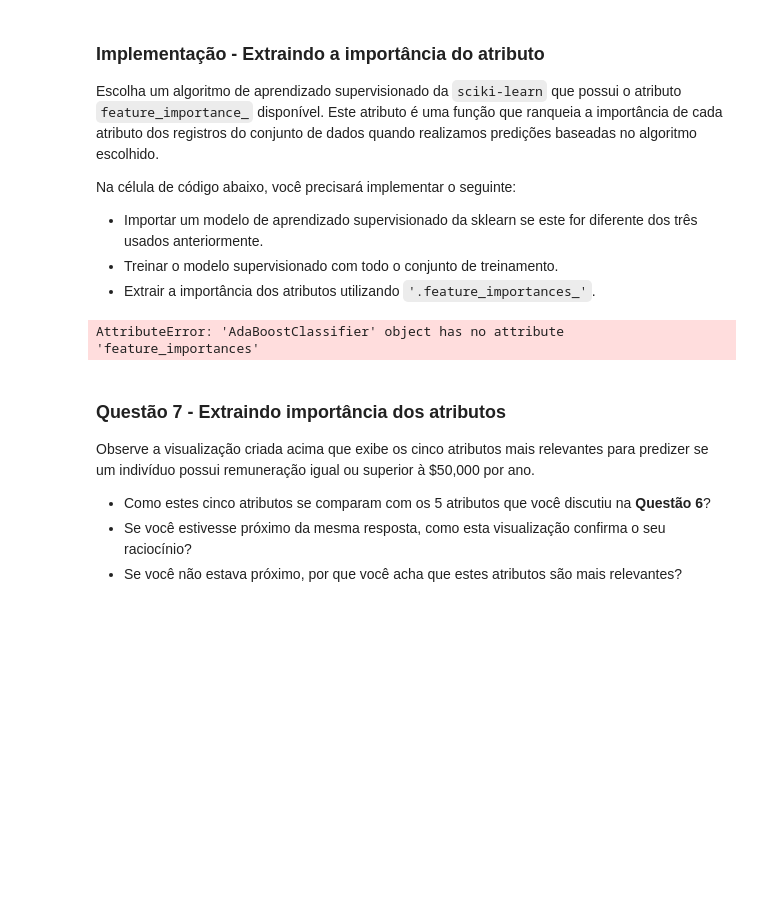
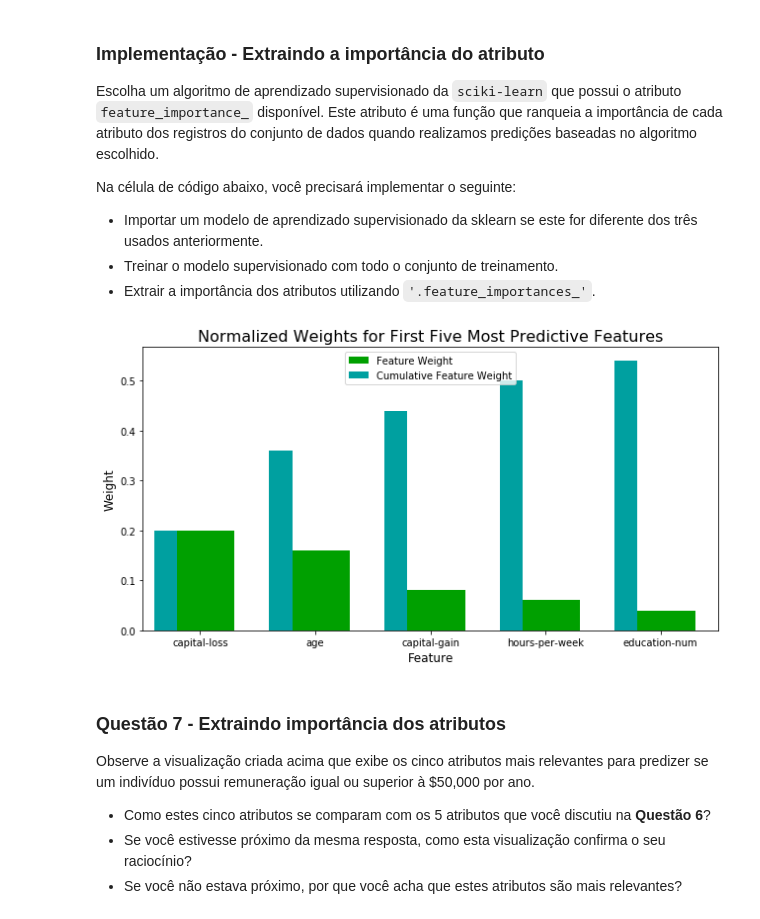
Before and after one commit to Jaapis/ML_charity, a Jupyter notebook: src/finding_donors_PT.ipynb, the cells around one changed output. Cells and saved outputs as stored; diff of their text form; code cells hidden in the pictures; blank space fills up the shorter version.

```diff
--- a/src/finding_donors_PT.ipynb
+++ b/src/finding_donors_PT.ipynb
@@ -615,17 +615,17 @@ Na célula de código abaixo, você precisará implementar o seguinte:
 # %%
 # TODO: Importar um modelo de aprendizado supervisionado que tenha 'feature_importances_'
 clf = AdaBoostClassifier(random_state = 43)
 
 # TODO: Treinar o modelo utilizando o conjunto de treinamento com .fit(X_train, y_train)
 model = clf.fit(X_train, y_train)
 
 # TODO: Extrair a importância dos atributos utilizando .feature_importances_
-importances = clf.feature_importances
+importances = clf.feature_importances_
 
 # Plotar
 vs.feature_plot(importances, X_train, y_train)
 # %% [output]
-AttributeError: 'AdaBoostClassifier' object has no attribute 'feature_importances'
+[figure, added]
 # %% [markdown]
 ### Questão 7 - Extraindo importância dos atributos
 
```
Also changed, not shown: parts of 8 cells of this notebook, 1 other file.
